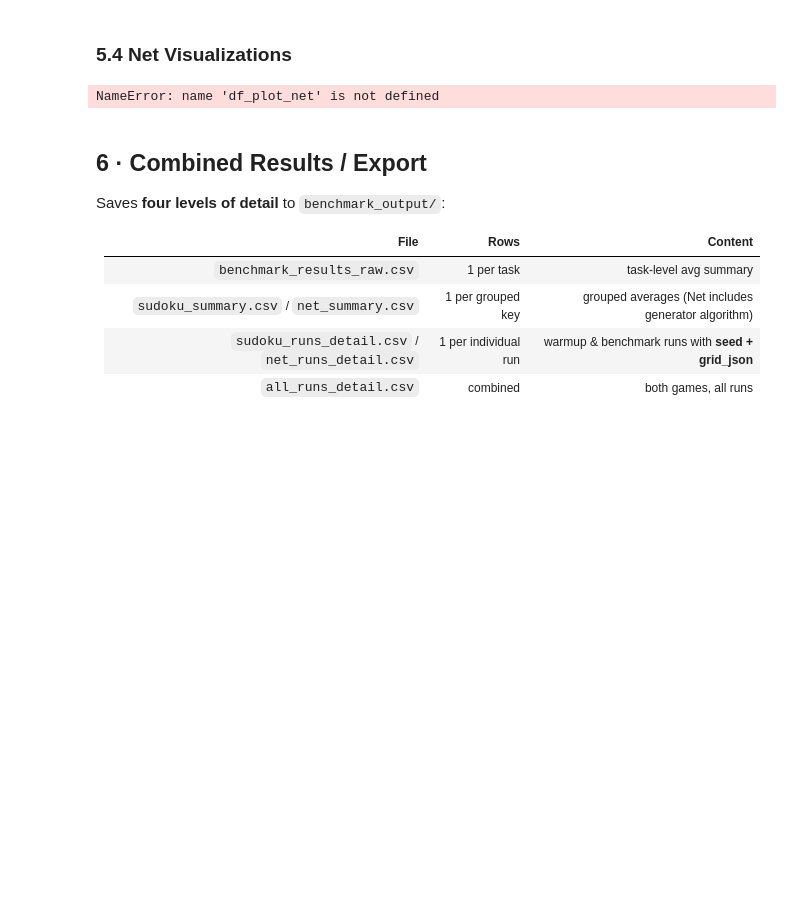
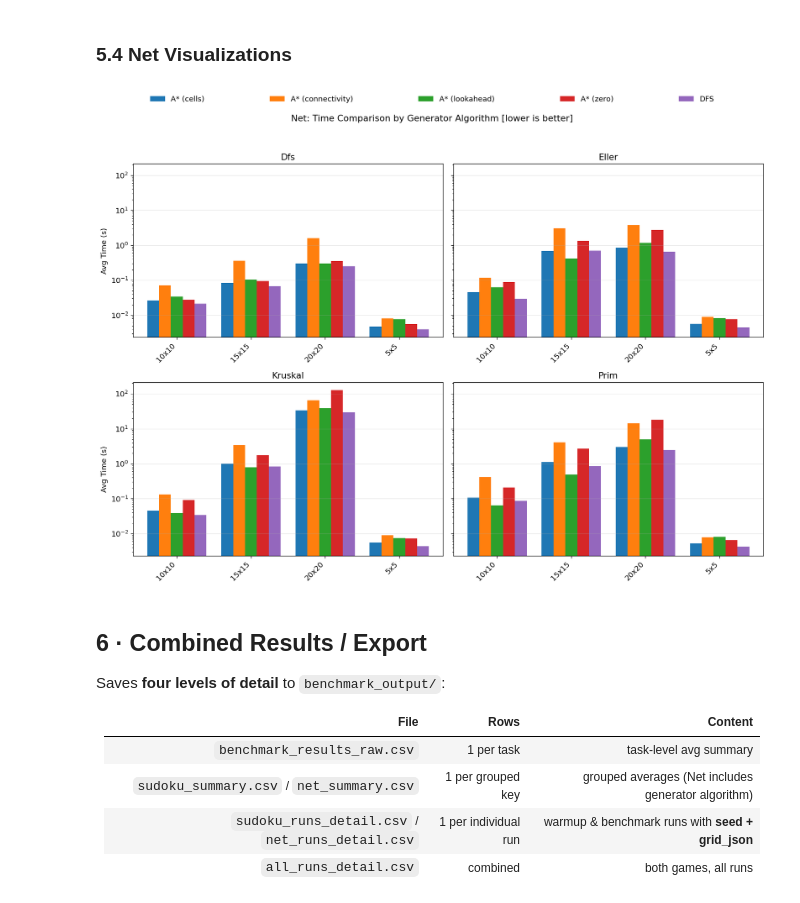
Before and after one commit to namanhishere/benchmark_IntroToAI_Assignment1, a Jupyter notebook: run.ipynb, the cells around one changed output. Saved outputs shown, nothing was run; the diff lists cells and outputs as text; code cells hidden in the pictures; blank space fills up the shorter version.

```diff
--- a/run.ipynb
+++ b/run.ipynb
@@ -581,8 +623,8 @@ plt.show()
 
 Sizes: 3x3 up to 7x7.
 # %%
-NET_SIZES = [5]
-NUM_NET_TRIALS = 1
+NET_SIZES = [5,10,15,20]
+NUM_NET_TRIALS = 5
 NET_GEN_ALGORITHMS = ['dfs', 'prim', 'kruskal', 'eller']
 
 net_puzzles = {}  # size -> {generator_algorithm: list of (grid, seed)}
@@ -794,7 +839,6 @@ NET BENCHMARK RESULTS  (averaged over 1 trials per generator algorithm)
 ### 5.4 Net Visualizations
 # %%
 df_plot_net = net_summary.copy()
-df_plot_net['SizeLabel'] = df_plot_net['Size'].str.extract(r'(\d+)')[0].astype(int)
 
 generators = df_plot_net['GeneratorAlgorithm'].unique()
 algo_names_net = df_plot_net['Algorithm'].unique()
@@ -806,13 +850,13 @@ for ax, gen in zip(axes, generators):
 
     subset_gen = df_plot_net[df_plot_net['GeneratorAlgorithm'] == gen]
 
-    size_names = subset_gen['SizeLabel'].unique()
+    size_names = subset_gen['Size'].unique()
     x = np.arange(len(size_names))
     width = 0.8 / len(algo_names_net)
 
     for i, algo in enumerate(algo_names_net):
         subset = subset_gen[subset_gen['Algorithm'] == algo]
-        subset = subset.set_index('SizeLabel').reindex(size_names).reset_index()
+        subset = subset.set_index('Size').reindex(size_names).reset_index()
 
         ax.bar(x + i * width, subset['Avg_Time_s'], width, label=algo)
 
@@ -820,35 +864,35 @@ for ax, gen in zip(axes, generators):
     ax.set_xticks(x + width * (len(algo_names_net) - 1) / 2)
     ax.set_xticklabels(size_names, rotation=45, ha='right')
     ax.grid(axis='y', alpha=0.3)
     ax.set_yscale('log')
 
 axes[0].set_ylabel('Avg Time (s)')
 axes[2].set_ylabel('Avg Time (s)')
 
 # Put legend once
 
 
 handles, labels = axes[0].get_legend_handles_labels()
 
 fig.legend(
     handles,
     labels,
     loc="upper left",
     bbox_to_anchor=(0.08, 0.965, 0.84, 0.06),
     ncol=len(labels),
     mode="expand",
     frameon=False,
     borderaxespad=0.0
 )
 
 
-fig.suptitle(f'Net: Time Comparison by Generator Algorithm [{BENCHMARK_RUNS} runs avg, lower is better]')
+fig.suptitle(f'Net: Time Comparison by Generator Algorithm [lower is better]')
 
 plt.tight_layout(rect=[0,0,1,0.95])
 plt.savefig(f"{RESULTS_DIR}/net_time_subplots.png", dpi=150)
 plt.show()
 # %% [output]
-NameError: name 'df_plot_net' is not defined
+[figure, added]
 # %% [markdown]
 ## 6 · Combined Results / Export
 
```
Also changed, not shown: parts of 12 cells of this notebook, 14 other files.
